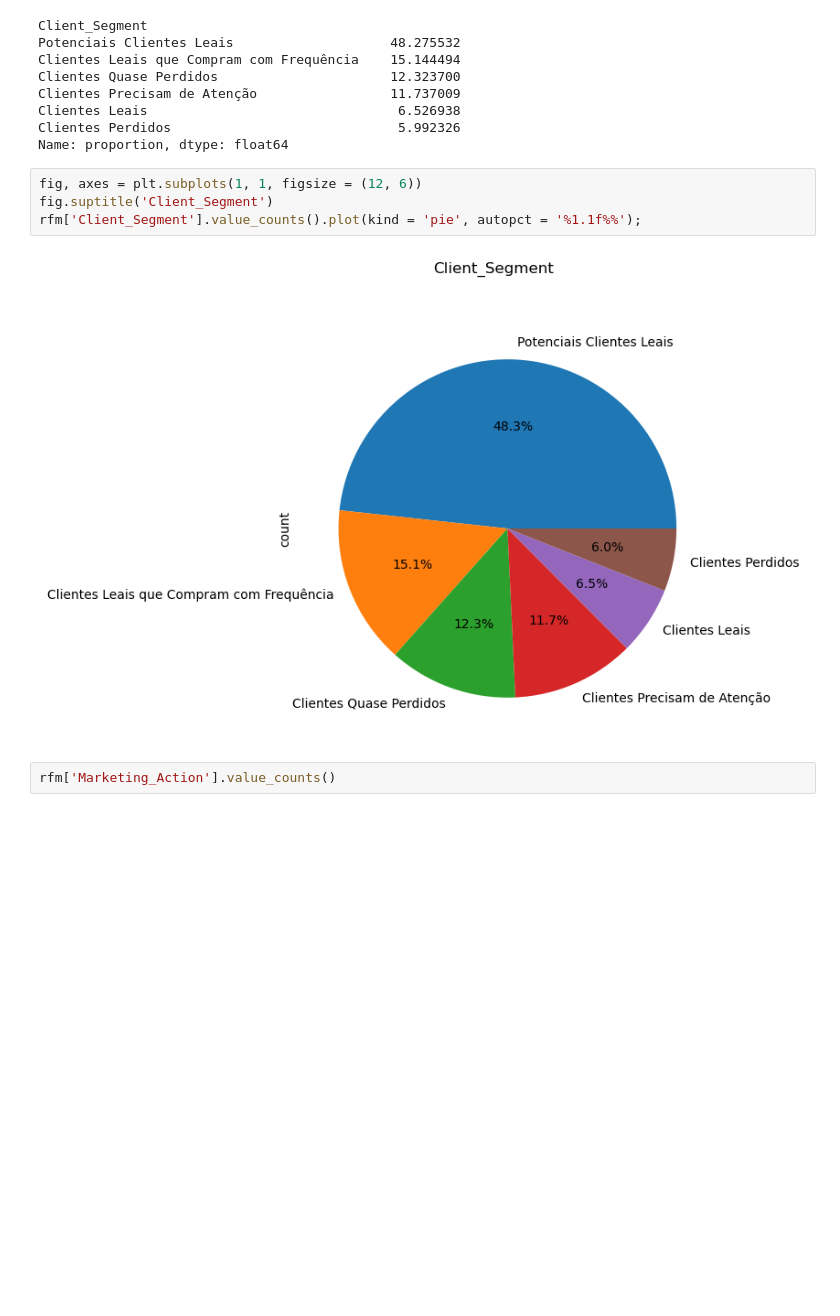
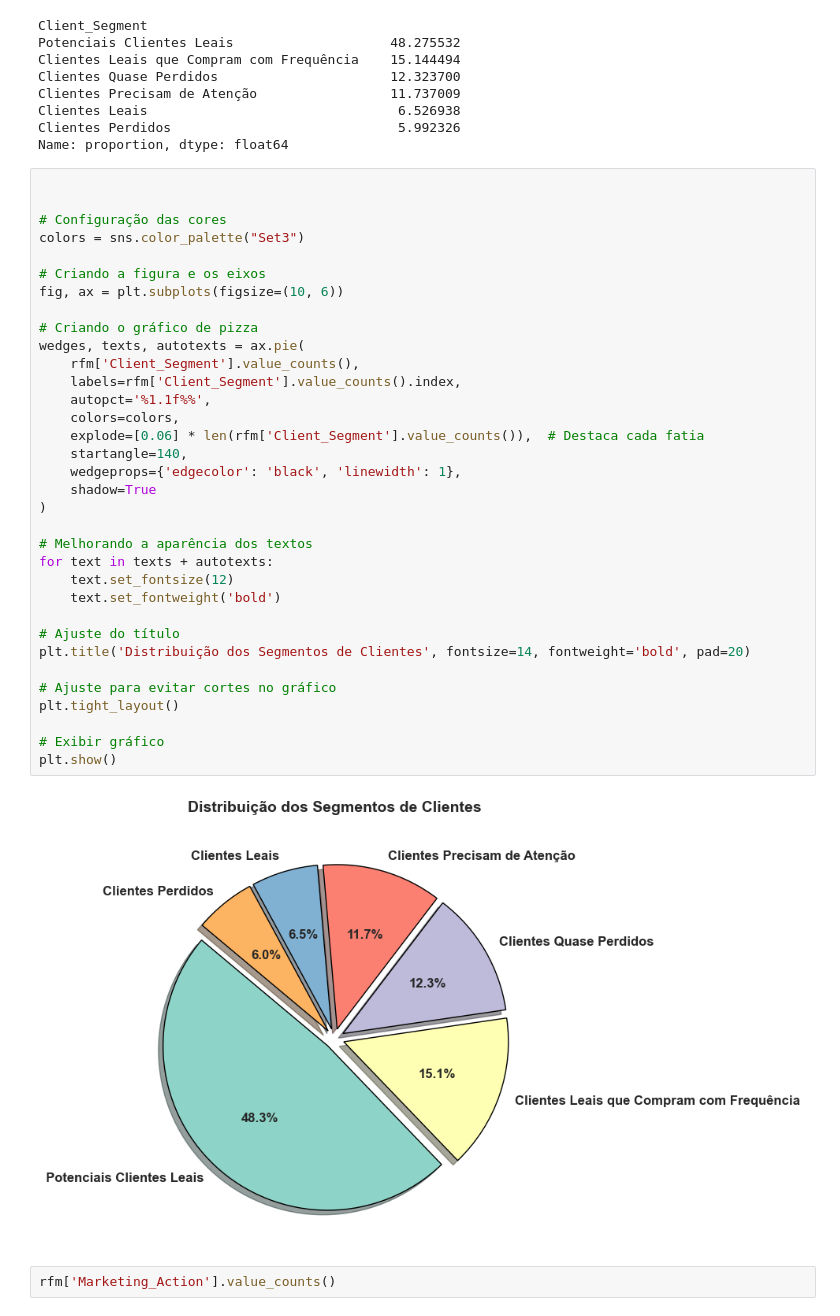
Before and after one commit to jaquelinesfernandes/RFM_Analysis, a Jupyter notebook: project_RFM_Analysis.ipynb, the cells around one changed output. Drawn from its saved outputs; the diff is of its cells as text; blank space fills up the shorter version.

Commit message:
'change plots'

```diff
--- a/project_RFM_Analysis.ipynb
+++ b/project_RFM_Analysis.ipynb
@@ -584,12 +584,42 @@ Clientes Precisam de Atenção                 11.737009
 Clientes Leais                                6.526938
 Clientes Perdidos                             5.992326
 Name: proportion, dtype: float64
-# %%
-fig, axes = plt.subplots(1, 1, figsize = (12, 6))
-fig.suptitle('Client_Segment')
-rfm['Client_Segment'].value_counts().plot(kind = 'pie', autopct = '%1.1f%%');
-# %% [output]
-[figure, removed]
+# %%
+
+
+# Configuração das cores
+colors = sns.color_palette("Set3")
+
+# Criando a figura e os eixos
+fig, ax = plt.subplots(figsize=(10, 6))
+
+# Criando o gráfico de pizza
+wedges, texts, autotexts = ax.pie(
+    rfm['Client_Segment'].value_counts(),
+    labels=rfm['Client_Segment'].value_counts().index,
+    autopct='%1.1f%%',
+    colors=colors,
+    explode=[0.06] * len(rfm['Client_Segment'].value_counts()),  # Destaca cada fatia
+    startangle=140,
+    wedgeprops={'edgecolor': 'black', 'linewidth': 1},
+    shadow=True
+)
+
+# Melhorando a aparência dos textos
+for text in texts + autotexts:
+    text.set_fontsize(12)
+    text.set_fontweight('bold')
+
+# Ajuste do título
+plt.title('Distribuição dos Segmentos de Clientes', fontsize=14, fontweight='bold', pad=20)
+
+# Ajuste para evitar cortes no gráfico
+plt.tight_layout()
+
+# Exibir gráfico
+plt.show()
+# %% [output]
+[figure, added]
 # %%
 rfm['Marketing_Action'].value_counts()
 # %% [output]
```
Also changed, not shown: parts of 3 cells of this notebook, 3 other files.
